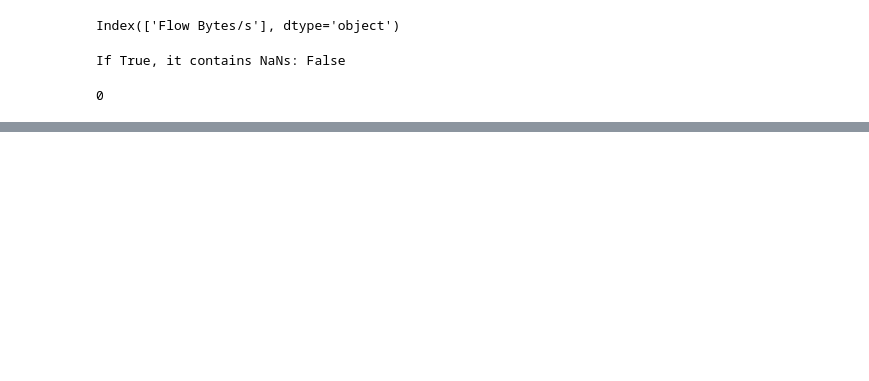
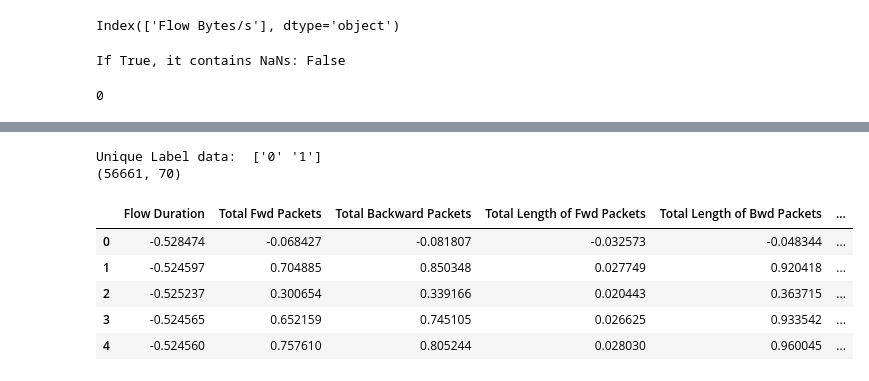
Before and after one commit to ClockWize171/network-traffic-analysis-tensorflow, a Jupyter notebook: cicids2017_analysis.ipynb, the cells around one changed output, grey strips where cells are left out. Saved outputs shown, nothing was run; the diff lists cells and outputs as text; code cells hidden in the pictures; blank space fills up the shorter version.

```diff
--- a/cicids2017_analysis.ipynb
+++ b/cicids2017_analysis.ipynb
@@ -82,0 +120,21 @@ If True, it contains NaNs: False
+# %%
+# importing standard scaler
+from sklearn.preprocessing import StandardScaler,LabelEncoder
+standard_scaler = StandardScaler()
+label_encoder = LabelEncoder()
+# %%
+# extracting numerical value from dataframe
+num_cols = dataset.select_dtypes(include=['float64','int64']).columns
+
+# extracting object value from dataframe
+obj_cols = dataset.select_dtypes(include=['object']).copy()
+
+# scaling numeric data
+scaled_num = standard_scaler.fit_transform(dataset.select_dtypes(include=['float64','int64']))
+
+# turn into dataframe
+pd_scaled_num= pd.DataFrame(scaled_num, columns=num_cols)
+
+
+# merging both numeric data and object data
+dataset = pd.concat([pd_scaled_num, obj_cols], axis=1)
@@ -93 +154,18 @@ Infiltration       36
 Name: Label, dtype: int64
+# %%
+# map the label data
+map_label = {'BENIGN' : '0','DoS' :'1','PortScan':'1','BruteForce':'1','WebAttack':'1','Bot':'1','0iltration':'1'}
+dataset['Label'] = dataset['Label'].apply(lambda v: map_label[v])
+# %%
+print('Unique Label data: ', dataset['Label'].unique())
+print(dataset.shape)
+dataset.head(5)
+# %% [output]
+Unique Label data:  ['0' '1']
+(56661, 70)
+|  | Flow Duration | Total Fwd Packets | Total Backward Packets | Total Length of Fwd Packets | Total Length of Bwd Packets | ... |
+| 0 | -0.528474 | -0.068427 | -0.081807 | -0.032573 | -0.048344 | ... |
+| 1 | -0.524597 | 0.704885 | 0.850348 | 0.027749 | 0.920418 | ... |
+| 2 | -0.525237 | 0.300654 | 0.339166 | 0.020443 | 0.363715 | ... |
+| 3 | -0.524565 | 0.652159 | 0.745105 | 0.026625 | 0.933542 | ... |
+| 4 | -0.524560 | 0.757610 | 0.805244 | 0.028030 | 0.960045 | ... |
```
Also changed, not shown: parts of 13 cells of this notebook, 2 other files.
